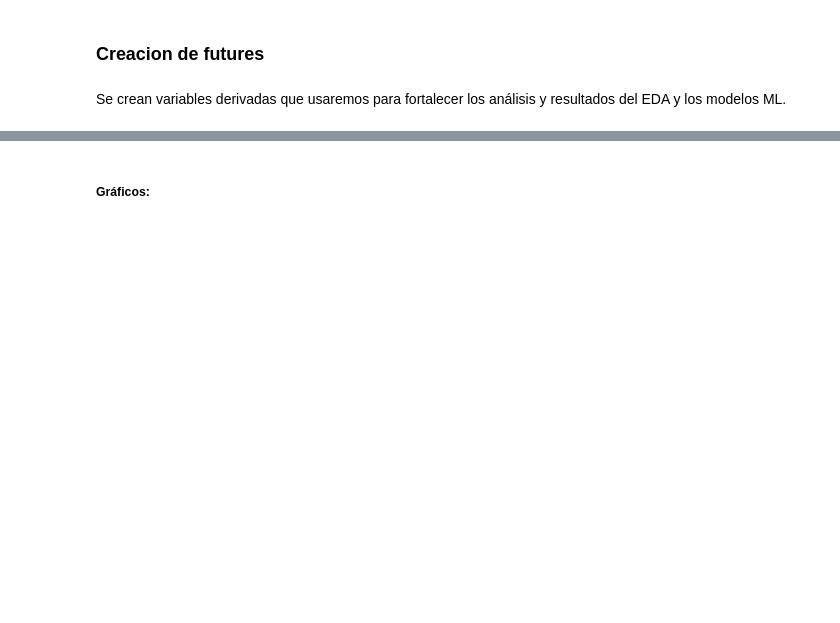
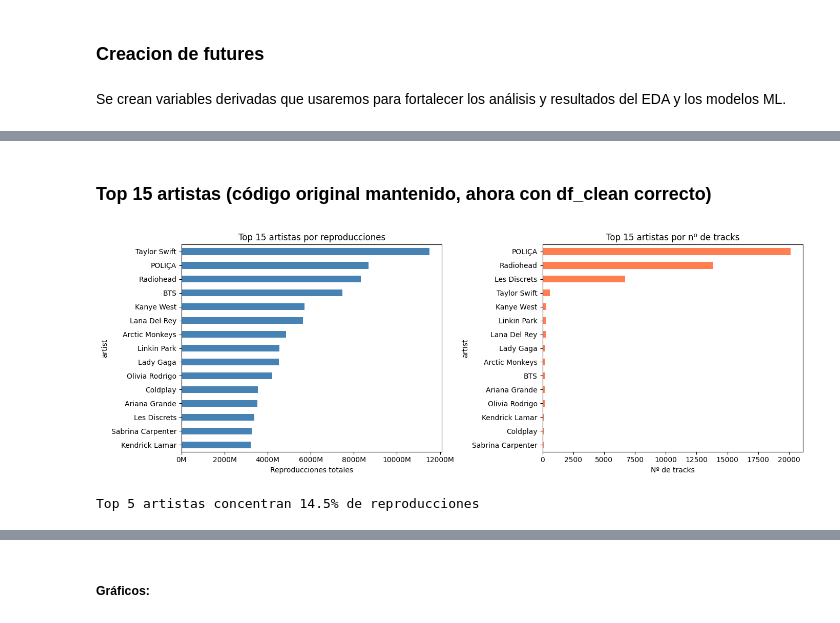
Before and after one commit to 4GeeksAcademy/ProyectoFinal23, a Jupyter notebook: src/Untitled1 - copia.ipynb, the cells around one changed output, grey strips where cells are left out. Cells and saved outputs as stored; diff of their text form; code cells hidden in the pictures; blank space fills up the shorter version.

```diff
--- a/src/Untitled1 - copia.ipynb
+++ b/src/Untitled1 - copia.ipynb
@@ -744,0 +945,35 @@ top_artists = (df_clean.groupby('artist')[['playcount', 'name']].agg({'playcount
+# %% [markdown]
+### Top 15 artistas (código original mantenido, ahora con df_clean correcto)
+# %%
+top_artists = (
+    df_clean
+    .groupby('artist')[['playcount', 'name']]
+    .agg({'playcount': 'sum', 'name': 'count'})
+    .rename(columns={'playcount': 'total_plays', 'name': 'n_tracks'})
+    .sort_values('total_plays', ascending=False)
+    .head(15)
+)
+
+fig, axes = plt.subplots(1, 2, figsize=(14, 5))
+
+top_artists.sort_values('total_plays').plot.barh(
+    y='total_plays', ax=axes[0], color='steelblue', legend=False
+)
+axes[0].set_title('Top 15 artistas por reproducciones')
+axes[0].set_xlabel('Reproducciones totales')
+axes[0].xaxis.set_major_formatter(mticker.FuncFormatter(lambda x, _: f'{x/1e6:.0f}M'))
+
+top_artists.sort_values('n_tracks').plot.barh(
+    y='n_tracks', ax=axes[1], color='coral', legend=False
+)
+axes[1].set_title('Top 15 artistas por nº de tracks')
+axes[1].set_xlabel('Nº de tracks')
+
+plt.tight_layout()
+plt.show()
+
+top5_share = top_artists['total_plays'].head(5).sum() / df_clean['playcount'].sum() * 100
+print(f'Top 5 artistas concentran {top5_share:.1f}% de reproducciones')
+# %% [output]
+[figure, added]
+Top 5 artistas concentran 14.5% de reproducciones
```
Also changed, not shown: parts of 194 cells of this notebook, 2 other files.
